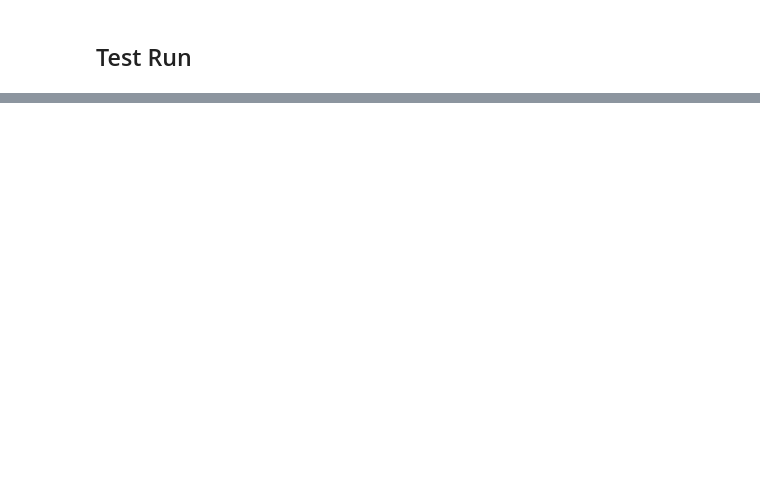
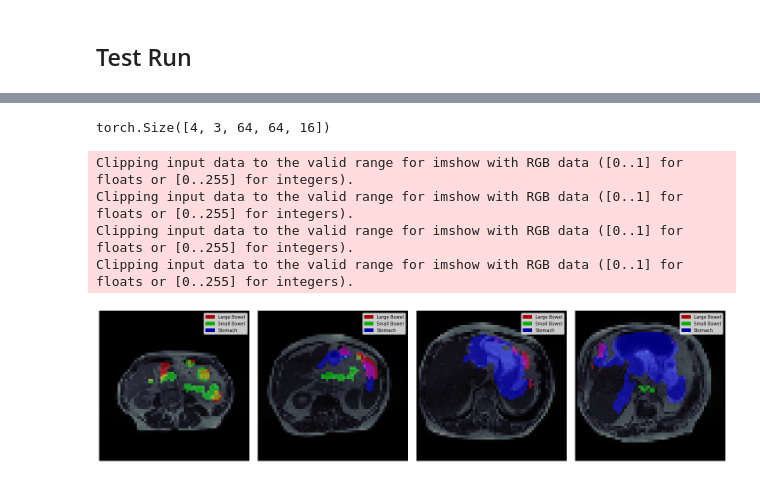
Before and after one commit to donguklim/uw_madison_unet, a Jupyter notebook: train.ipynb, the cells around one changed output, grey strips where cells are left out. Drawn from its saved outputs; the diff is of its cells as text; code cells hidden in the pictures; blank space fills up the shorter version.

```diff
--- a/train.ipynb
+++ b/train.ipynb
@@ -384,6 +383,17 @@ class UNet3D(nn.Module):
             x = self.ups[idx+1](concat_skip)
 
         return self.final_conv(x)
+# %%
+def build_model():
+    model = UNet3D()
+    model.to(CFG.device)
+    return model
+
+def load_model(path):
+    model = build_model()
+    model.load_state_dict(torch.load(path))
+    model.eval()
+    return model
 # %% [markdown]
 ## Loss
 # %%
@@ -571,2 +535,0 @@ DiceLoss()
-# %%
-dice_loss = dice(preds, y)
@@ -576,0 +799,5 @@ tensor(0.9768, device='cuda:0', grad_fn=<MeanBackward0>)
+# %%
+model = build_model()
+whf_loss = WeightedHausdorffLoss(3, CFG.image_size, alpha=-1.0, device=CFG.device)
+optimizer = optim.Adam(model.parameters(), lr=CFG.lr, weight_decay=CFG.wd)
+scheduler = fetch_scheduler(optimizer)
@@ -576,0 +921,37 @@ tensor(0.9768, device='cuda:0', grad_fn=<MeanBackward0>)
+# %%
+preds.shape
+# %% [output]
+torch.Size([4, 3, 64, 64, 16])
+# %%
+def show_img(img, mask=None):
+    clahe = cv2.createCLAHE(clipLimit=2.0, tileGridSize=(8,8))
+#     img = clahe.apply(img)
+#     plt.figure(figsize=(10,10))
+    plt.imshow(img, cmap='bone')
+
+    if mask is not None:
+        # plt.imshow(np.ma.masked_where(mask!=1, mask), alpha=0.5, cmap='autumn')
+        plt.imshow(mask, alpha=0.5)
+        handles = [Rectangle((0,0),1,1, color=_c) for _c in [(0.667,0.0,0.0), (0.0,0.667,0.0), (0.0,0.0,0.667)]]
+        labels = ["Large Bowel", "Small Bowel", "Stomach"]
+        plt.legend(handles,labels)
+    plt.axis('off')
+
+def plot_batch(imgs, msks, depth, size=3):
+    plt.figure(figsize=(5*5, 5))
+    for idx in range(size):
+        plt.subplot(1, 5, idx+1)
+        img = imgs[idx, :, :, :, depth].permute((1, 2, 0)).numpy()*255.0
+        img = img.astype('uint8')
+        msk = msks[idx, :, :, :, depth].permute((1, 2, 0)).numpy()*255.0
+        show_img(img, msk)
+    plt.tight_layout()
+    plt.show()
+# %%
+plot_batch(images, preds, depth=8, size=4)
+# %% [output]
+Clipping input data to the valid range for imshow with RGB data ([0..1] for floats or [0..255] for integers).
+Clipping input data to the valid range for imshow with RGB data ([0..1] for floats or [0..255] for integers).
+Clipping input data to the valid range for imshow with RGB data ([0..1] for floats or [0..255] for integers).
+Clipping input data to the valid range for imshow with RGB data ([0..1] for floats or [0..255] for integers).
+[figure, added]
```
Also changed, not shown: parts of 24 cells of this notebook.
